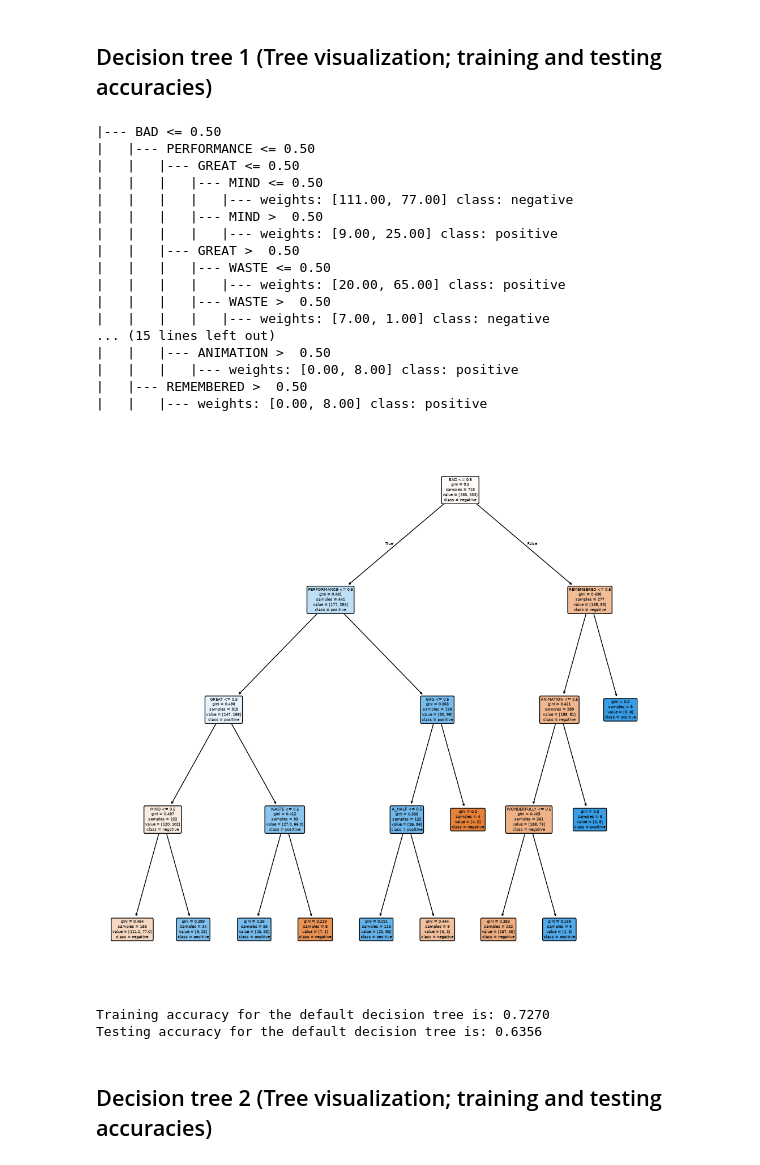
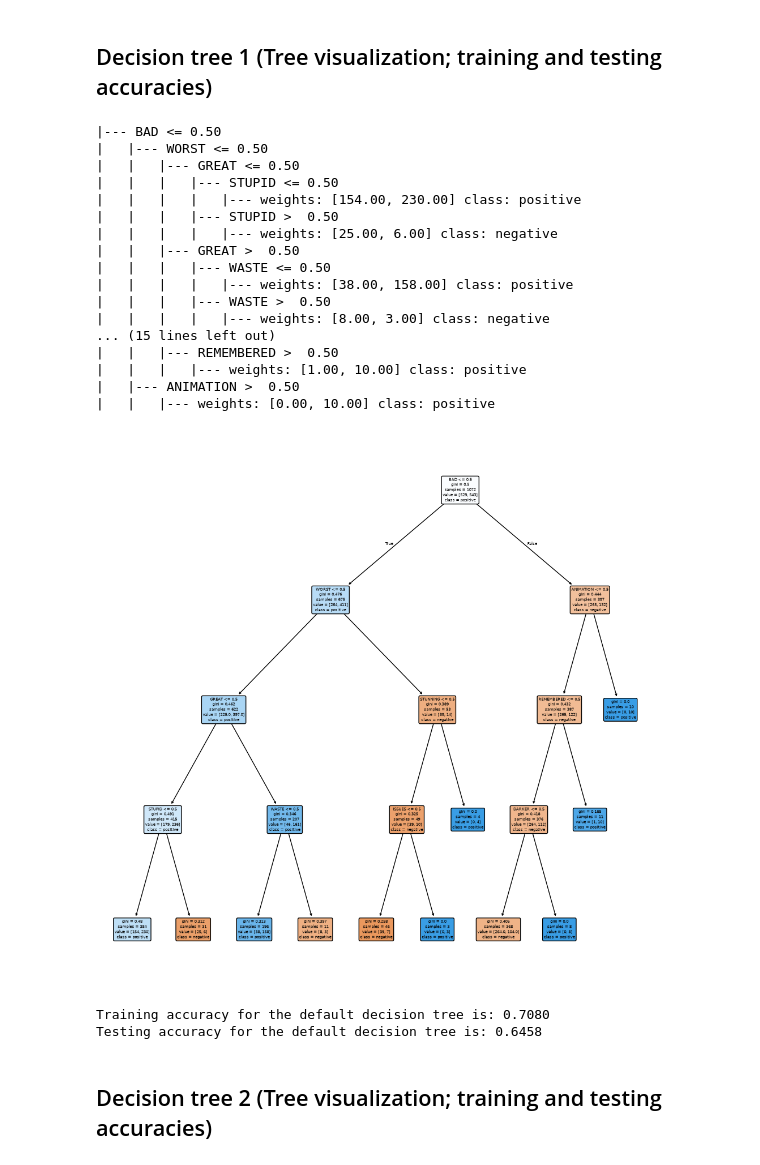
Before and after one commit to junseo25/comm4259-work, a Jupyter notebook: assignment_01/10-07-26_Jun_Seo_Lee_Assignment_01-Decision_Trees.ipynb, the cells around one changed output. Cells and saved outputs as stored; diff of their text form; code cells hidden in the pictures.

```diff
--- a/assignment_01/10-07-26_Jun_Seo_Lee_Assignment_01-Decision_Trees.ipynb
+++ b/assignment_01/10-07-26_Jun_Seo_Lee_Assignment_01-Decision_Trees.ipynb
@@ -98,10 +98,6 @@ warnings.simplefilter("ignore", UserWarning)
 # %% [markdown]
 ## Data Preparation
 # %%
-df = pd.read_csv("MovieReviews_Train.csv")
-print(df.shape)
-
-import pandas as pd
 train = pd.read_csv("MovieReviews_Train.csv")
 test = pd.read_csv("MovieReviews_Test.csv")
 X_train = train.drop(columns="Polarity")
@@ -112,18 +108,8 @@ y_test = test["Polarity"]
 # Define class labels
 tname = "Polarity"
 
-# Create a dataframe for input attributes
-X= df.drop(tname, axis = 1)
-
-# Create a dataframe for class labels
-y = df[tname]
-
 # Obtain attribute(feature) names (used for tree visualization)
-fnames = list(X.columns)
+fnames = list(X_train.columns)
 
 # Obtain class label names (used for tree visualization)
-cnames = np.sort(y.unique())
-
-# Split the data into training (67%) and testing (33%).
-# Random_state is to make sure the results are consistent across different runs
-X_train, X_test, y_train, y_test = train_test_split(X, y, test_size=0.33, random_state = 1)
+cnames = np.sort(y_train.unique())
@@ -162,7 +148,7 @@ def save_tree_text(dt, fnames, txtname):
 ## Decision tree 1 (Tree visualization; training and testing accuracies)
 # %%
 # Build a decision tree with default parameter.
-dt = DecisionTreeClassifier(max_depth = 4,
+movietree1 = DecisionTreeClassifier(max_depth = 4,
                             max_leaf_nodes = None,
                             min_impurity_decrease = 0.002,
                             min_samples_leaf = 1,
@@ -170,49 +156,43 @@ dt = DecisionTreeClassifier(max_depth = 4,
                             random_state = 1)
 
 # Train a tree based on the training data
-dt = dt.fit(X_train,y_train)
+movietree1 = movietree1.fit(X_train,y_train)
 
 # Visualize the decision tree (optional)
-save_tree_text(dt, fnames, "tree1.txt")
-
-# Obtain attribute(feature) names (used for tree visualization)
-fnames = list(X.columns)
-
-# Obtain class label names (used for tree visualization)
-cnames = np.sort(y.unique())
+save_tree_text(movietree1, fnames, "movietree1.txt")
 # %% [output]
 |--- BAD <= 0.50
-|   |--- PERFORMANCE <= 0.50
+|   |--- WORST <= 0.50
 |   |   |--- GREAT <= 0.50
-|   |   |   |--- MIND <= 0.50
-|   |   |   |   |--- weights: [111.00, 77.00] class: negative
-|   |   |   |--- MIND >  0.50
-|   |   |   |   |--- weights: [9.00, 25.00] class: positive
+|   |   |   |--- STUPID <= 0.50
+|   |   |   |   |--- weights: [154.00, 230.00] class: positive
+|   |   |   |--- STUPID >  0.50
+|   |   |   |   |--- weights: [25.00, 6.00] class: negative
 |   |   |--- GREAT >  0.50
 |   |   |   |--- WASTE <= 0.50
-|   |   |   |   |--- weights: [20.00, 65.00] class: positive
+|   |   |   |   |--- weights: [38.00, 158.00] class: positive
 |   |   |   |--- WASTE >  0.50
-|   |   |   |   |--- weights: [7.00, 1.00] class: negative
+|   |   |   |   |--- weights: [8.00, 3.00] class: negative
 ... (15 lines left out)
-|   |   |--- ANIMATION >  0.50
-|   |   |   |--- weights: [0.00, 8.00] class: positive
-|   |--- REMEMBERED >  0.50
-|   |   |--- weights: [0.00, 8.00] class: positive
+|   |   |--- REMEMBERED >  0.50
+|   |   |   |--- weights: [1.00, 10.00] class: positive
+|   |--- ANIMATION >  0.50
+|   |   |--- weights: [0.00, 10.00] class: positive
 # %%
 # Call the viz_tree function
-viz_tree_fig(dt, fnames, cnames, "tree1.pdf")
+viz_tree_fig(movietree1, fnames, cnames, "movietree1.pdf")
 
 # Calculate training accuracy
-y_pred_train = dt.predict(X_train)
+y_pred_train = movietree1.predict(X_train)
 print(f"Training accuracy for the default decision tree is: {accuracy_score(y_train, y_pred_train):.4f}")
 
 # Calculate testing accuracy
-y_pred_test = dt.predict(X_test)
+y_pred_test = movietree1.predict(X_test)
 print(f"Testing accuracy for the default decision tree is: {accuracy_score(y_test, y_pred_test):.4f}")
 # %% [output]
-[figure, old version]
+[figure, new version]
-Training accuracy for the default decision tree is: 0.7270
-Testing accuracy for the default decision tree is: 0.6356
+Training accuracy for the default decision tree is: 0.7080
+Testing accuracy for the default decision tree is: 0.6458
 # %% [markdown]
 ## Decision tree 2 (Tree visualization; training and testing accuracies)
 # %%
```
Also changed, not shown: parts of 11 cells of this notebook, 12 other files.
